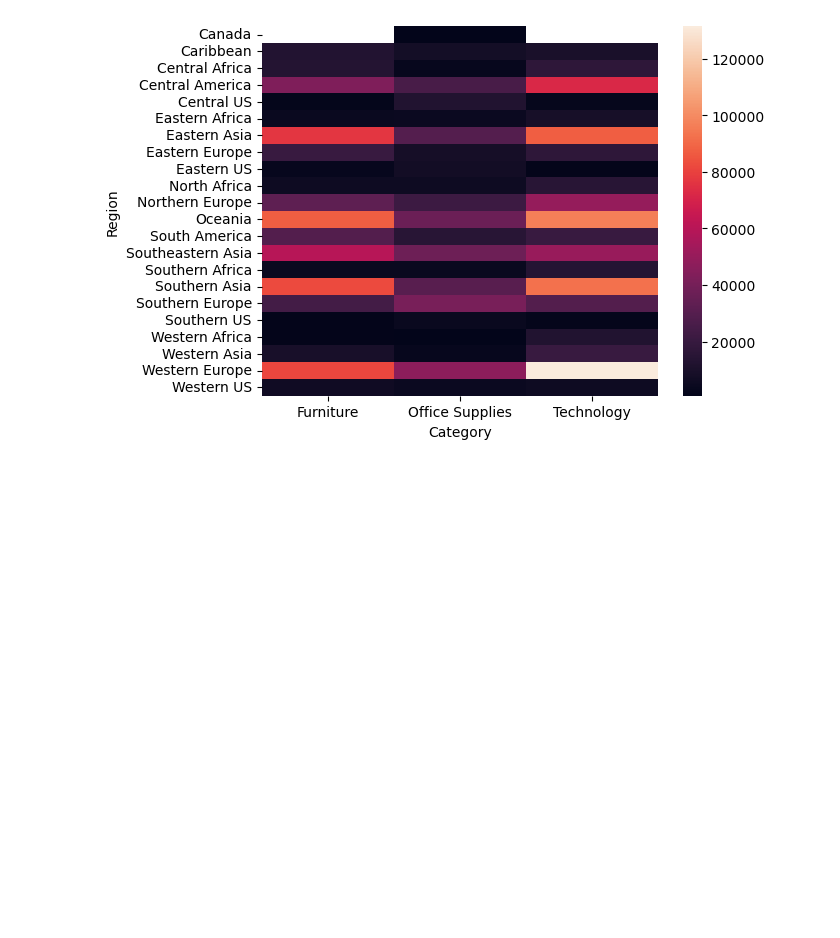
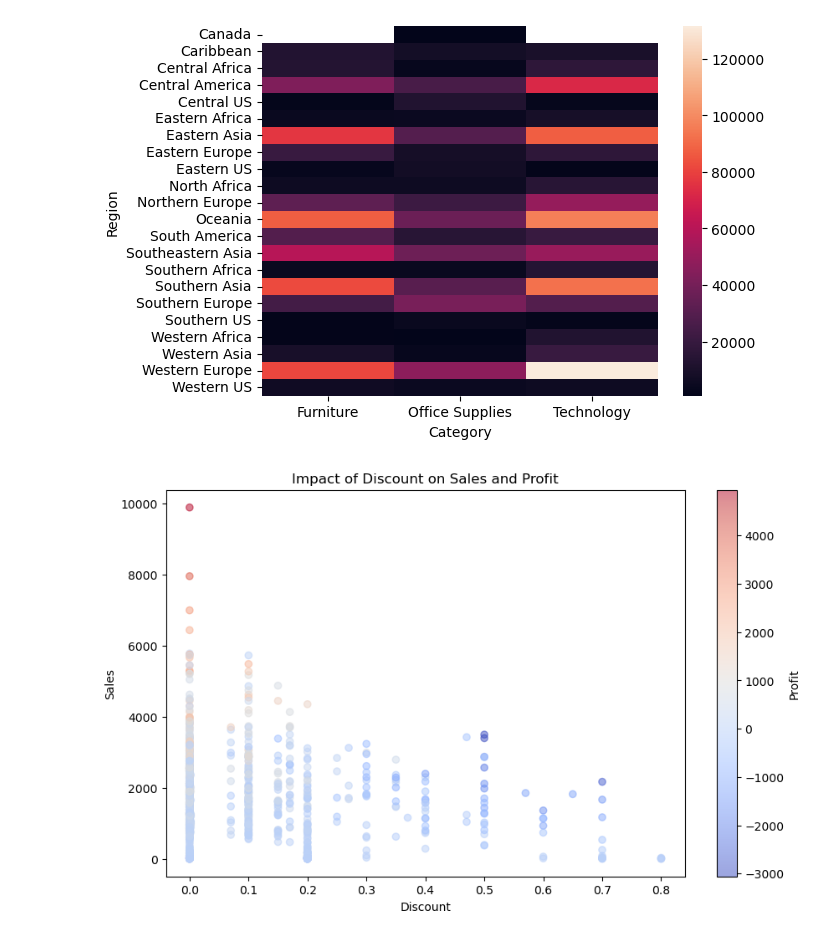
Before and after one commit to eaholmes10/Portfolio, a Jupyter notebook: Superstore.ipynb, the cells around one changed output. Drawn from its saved outputs; the diff is of its cells as text; code cells hidden in the pictures; blank space fills up the shorter version.

```diff
--- a/Superstore.ipynb
+++ b/Superstore.ipynb
@@ -56,4 +60,4 @@ Order ID         0
 Ship Mode        0
 dtype: int64
 # %%
-del df['Postal Code']
+df = df.drop(['Postal Code'], axis=1)
@@ -442,3 +392,18 @@ sns.heatmap(sales_by_region_and_category)
 # %% [output]
 <Axes: xlabel='Category', ylabel='Region'>
 [figure]
+# %%
+fig, ax = plt.subplots(figsize=(10, 6))
+# Create a scatter plot with 'Discount' on the x-axis,
+# 'Sales' on the y-axis, and
+# 'Profit' as the color of the points using the 'coolwarm' colormap
+sc = ax.scatter(df['Discount'],df['Sales'], c=df['Profit'], cmap='coolwarm', alpha=0.5)
+ax.set_title('Impact of Discount on Sales and Profit')
+ax.set_xlabel('Discount')
+ax.set_ylabel('Sales')
+# Add a colorbar to the plot
+cbar = fig.colorbar(sc)
+# Set the label for the colorbar
+cbar.set_label('Profit')
+# %% [output]
+[figure, added]
```
Also changed, not shown: parts of 10 cells of this notebook.
